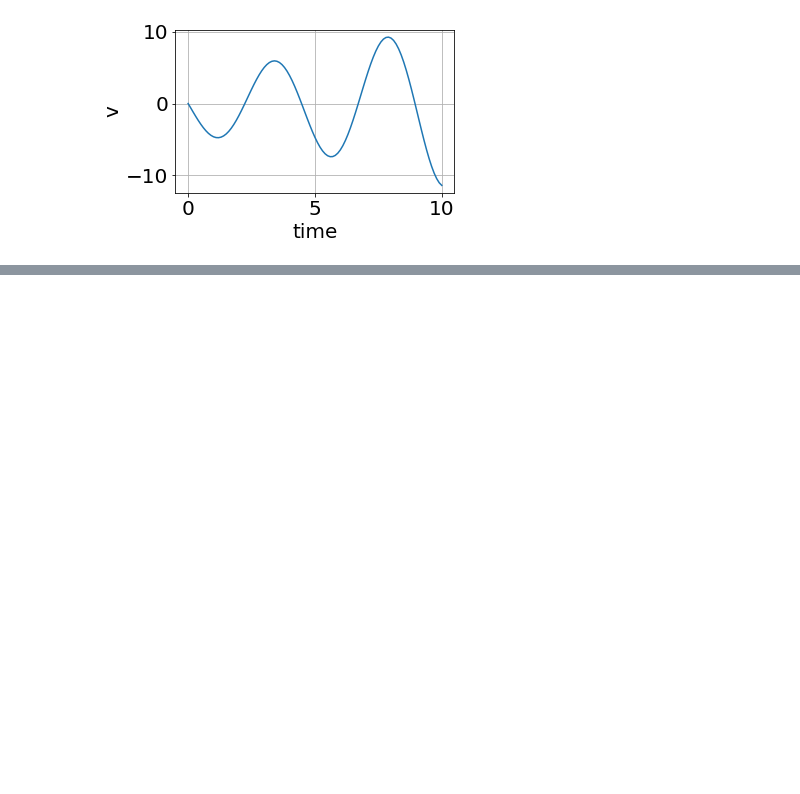
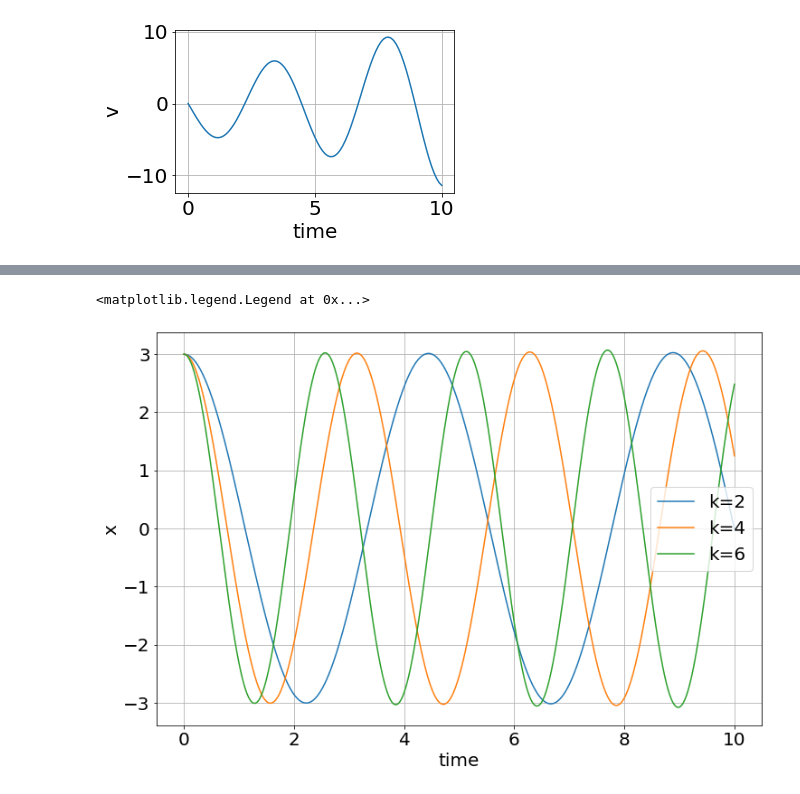
Before and after one commit to vconti3/Computer-Programming-for-the-Sciences-Spring-2021, a Jupyter notebook: 2021-02-18 - Week 3 problems.ipynb, the cells around one changed output, grey strips where cells are left out. Drawn from its saved outputs; the diff is of its cells as text; code cells hidden in the pictures; blank space fills up the shorter version.

```diff
--- a/2021-02-18 - Week 3 problems.ipynb
+++ b/2021-02-18 - Week 3 problems.ipynb
@@ -113,0 +252,12 @@ Text(0, 0.5, 'v')
+# %%
+for k in [2,4,6]:
+    t,x,v=harmonic_oscillator(m=1,k=k,dt=0.001)
+    plot(t,x,label=f'k={k}')
+
+
+xlabel('time')
+ylabel('x')
+legend()
+# %% [output]
+<matplotlib.legend.Legend at 0x...>
+[figure, added]
```
Also changed, not shown: parts of 3 cells of this notebook.
